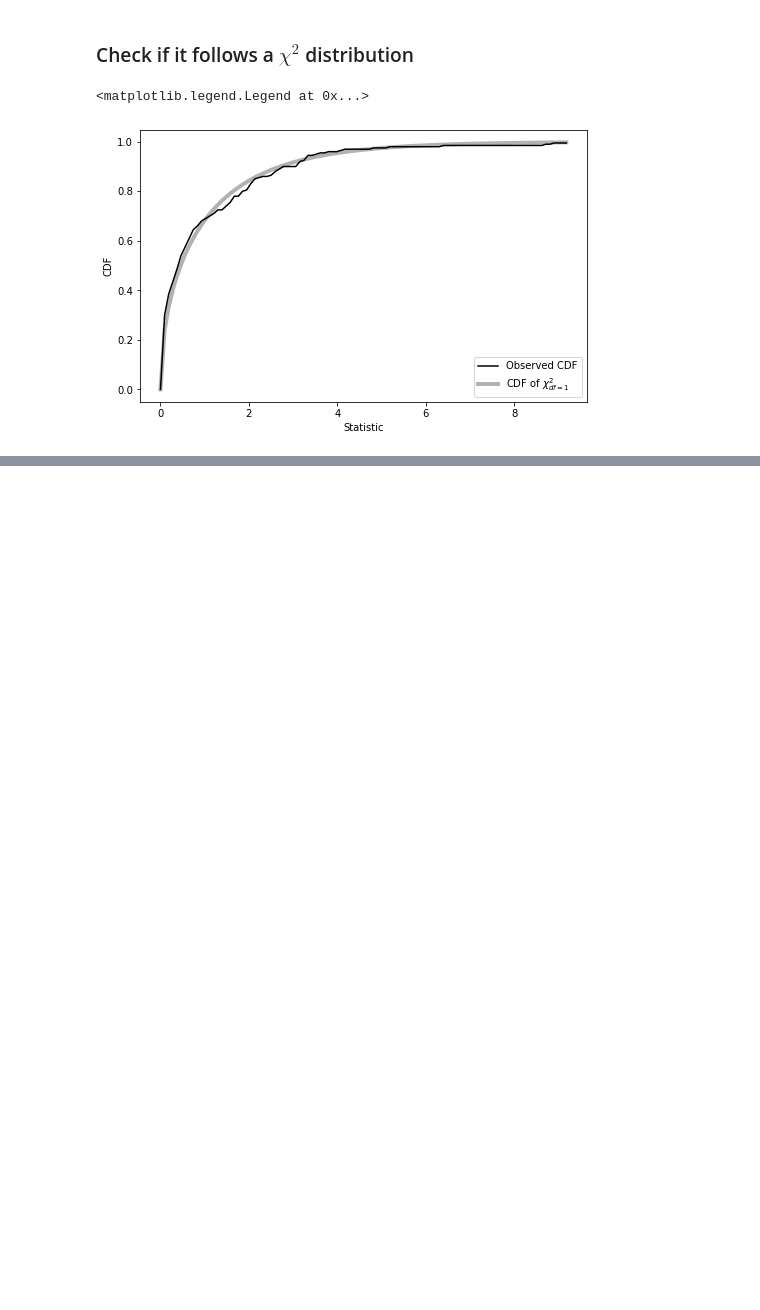
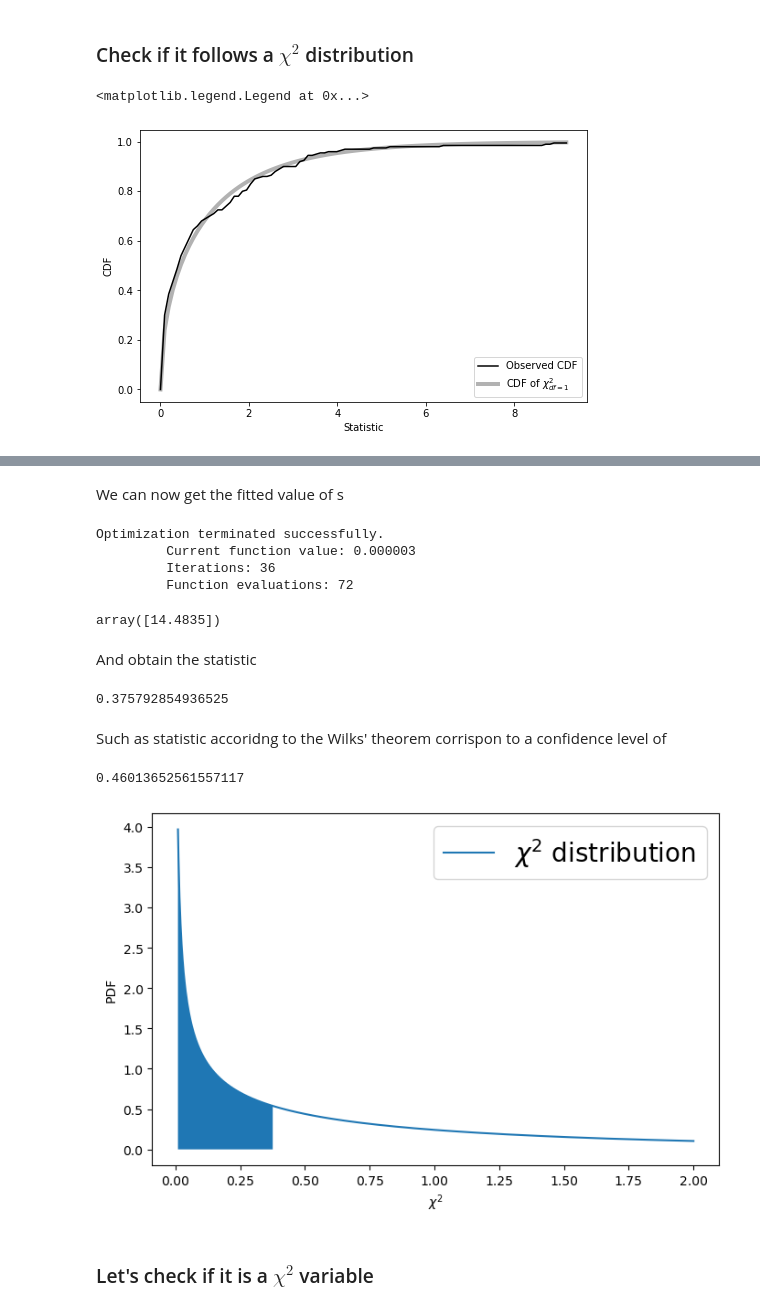
Before and after one commit to datacamp-astro/2022-arqus-bergen, a Jupyter notebook: hands_on/5_analysis_stat/STAT_HandsOn.ipynb, the cells around one changed output, grey strips where cells are left out. Cells and saved outputs as stored; diff of their text form; code cells hidden in the pictures; blank space fills up the shorter version.

```diff
--- a/hands_on/5_analysis_stat/STAT_HandsOn.ipynb
+++ b/hands_on/5_analysis_stat/STAT_HandsOn.ipynb
@@ -427,0 +501,42 @@ ax.legend(loc="lower right")
+# %% [markdown]
+We can now get the fitted value of s
+# %%
+fitted_s = optimize.fmin(lambda x:  np.interp( x, s, log_l), 0)
+fitted_s
+# %% [output]
+Optimization terminated successfully.
+         Current function value: 0.000003
+         Iterations: 36
+         Function evaluations: 72
+array([14.4835])
+# %% [markdown]
+And obtain the statistic
+# %%
+statistic =  np.interp( true_s, s, log_l)
+statistic
+# %% [output]
+0.375792854936525
+# %% [markdown]
+Such as statistic accoridng to the Wilks' theorem corrispon to a confidence level of
+# %%
+chi2.cdf(statistic, df=1)
+# %% [output]
+0.46013652561557117
+# %%
+fig, ax = plt.subplots(figsize=(8,5),nrows=1, ncols=1)
+
+x = np.linspace(0.01, 2, 1000)
+y = chi2.pdf(x, df=1)
+ax.plot(x,y, label='$\chi^2$ distribution')
+
+x = np.linspace(0.01, statistic, 1000)
+y = chi2.pdf(x, df=1)
+
+ax.fill_between(x,y, 0)
+ax.set_ylabel('PDF')
+ax.set_xlabel(r'$\chi^2$')
+ax.legend(fontsize=30);
+# %% [output]
+[figure, added]
+# %% [markdown]
+### Let's check if it is a $\chi^2$ variable
```
Also changed, not shown: parts of 18 cells of this notebook.
